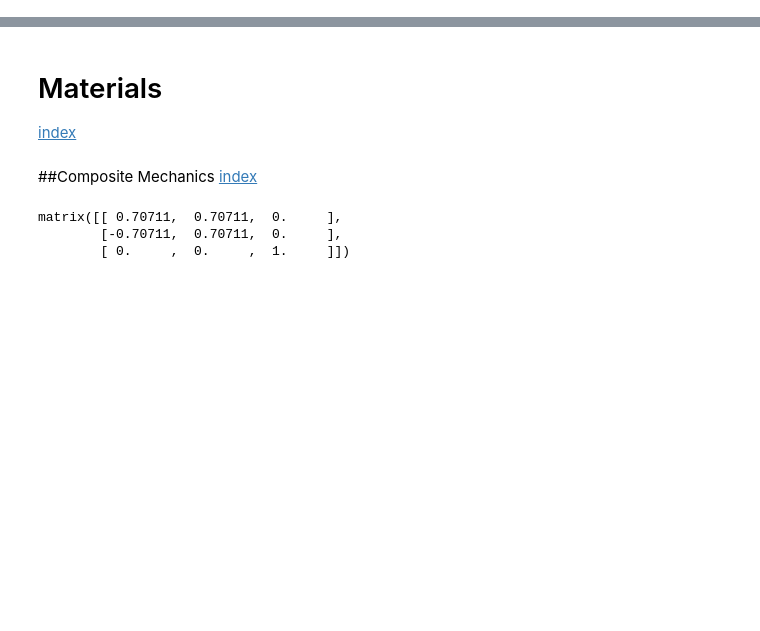
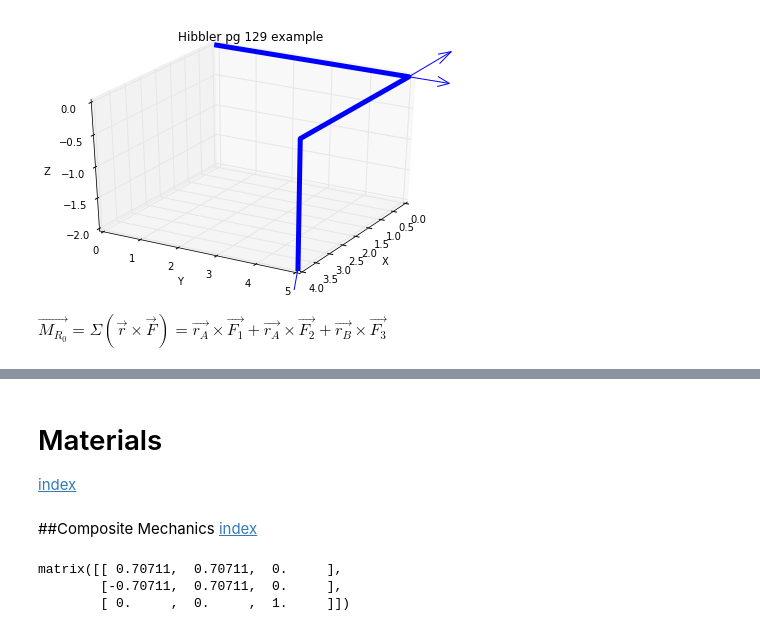
Before and after one commit to nagordon/mechpy, a Jupyter notebook: mechpy.ipynb, the cells around one changed output, grey strips where cells are left out. Saved outputs shown, nothing was run; the diff lists cells and outputs as text; code cells hidden in the pictures; blank space fills up the shorter version.

```diff
--- a/mechpy.ipynb
+++ b/mechpy.ipynb
@@ -134,0 +281,40 @@ $$
+# %%
+import matplotlib.pyplot as plt
+from mpl_toolkits.mplot3d import Axes3D
+fig = plt.figure()
+
+ax = plt.axes(projection='3d')
+
+# bar
+x=[0,0,4,4]
+y=[0,5,5,5]
+z=[0,0,0,-2]
+
+# Applied Forces
+X=[0,0,4]
+Y=[5,5,5]
+Z=[0,0,-2]
+U=[-60,0 ,80]
+V=[40 ,50,40]
+W=[20 ,0 ,-30]
+
+ax.plot(x, y, z, '-b', linewidth=5)
+ax.view_init(30, 30)
+
+ax.set_xlabel('X')
+ax.set_ylabel('Y')
+ax.set_zlabel('Z')
+ax.set_title('Hibbler pg 129 example')
+#ax.set_xlim([min(X), max(X)])
+#ax.set_ylim([min(Y), max(Y)])
+#ax.set_zlim([min(Z), max(Z)])
+
+plt.tight_layout()
+
+ax.quiver3D(X, Y, Z, U, V, W, pivot='tail');
+# %% [output]
+[figure, added]
+# %% [markdown]
+$
+\vec{M_{R_0}}=\Sigma \left( \vec{r} \times \vec{F} \right) = \vec{r_A}\times\vec{F_1} +\vec{r_A}\times\vec{F_2} + \vec{r_B}\times\vec{F_3}
+$
```
Also changed, not shown: parts of 27 cells of this notebook, 1 other file.
